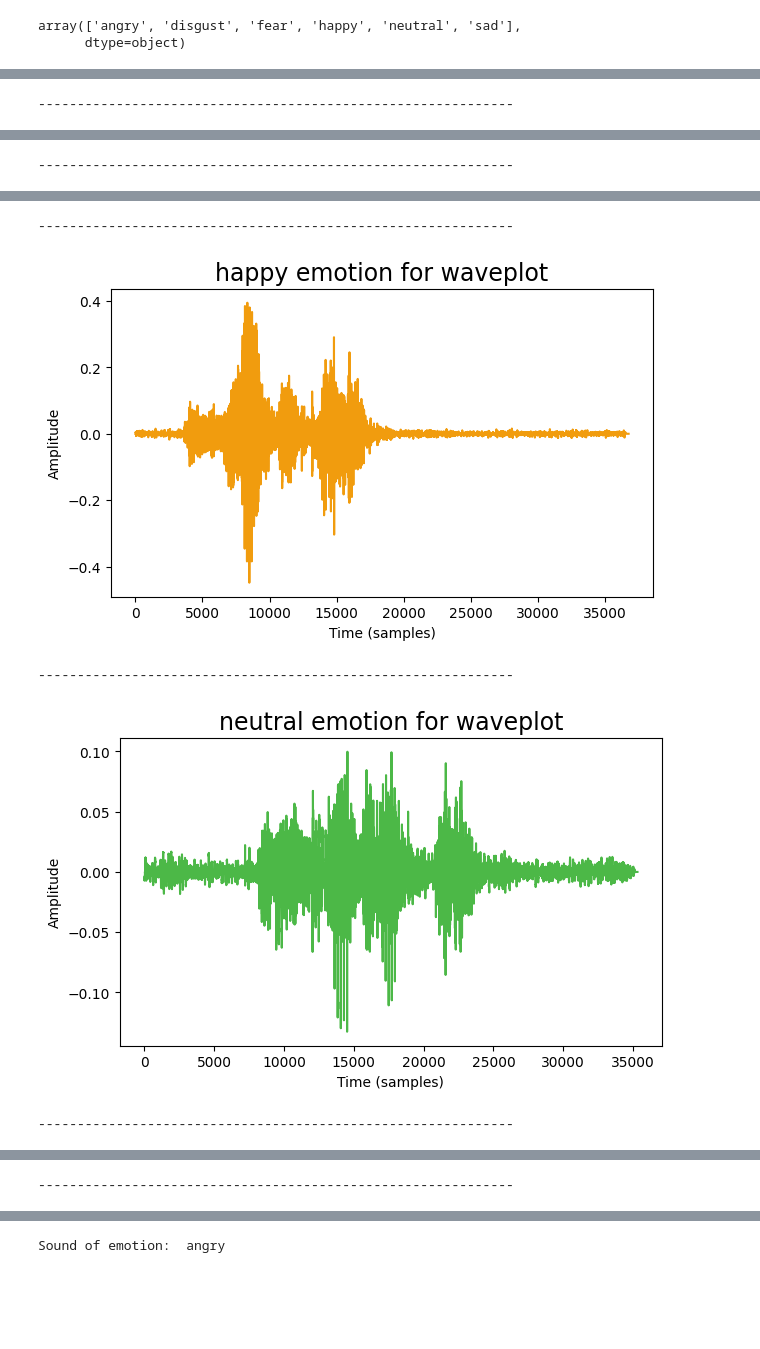
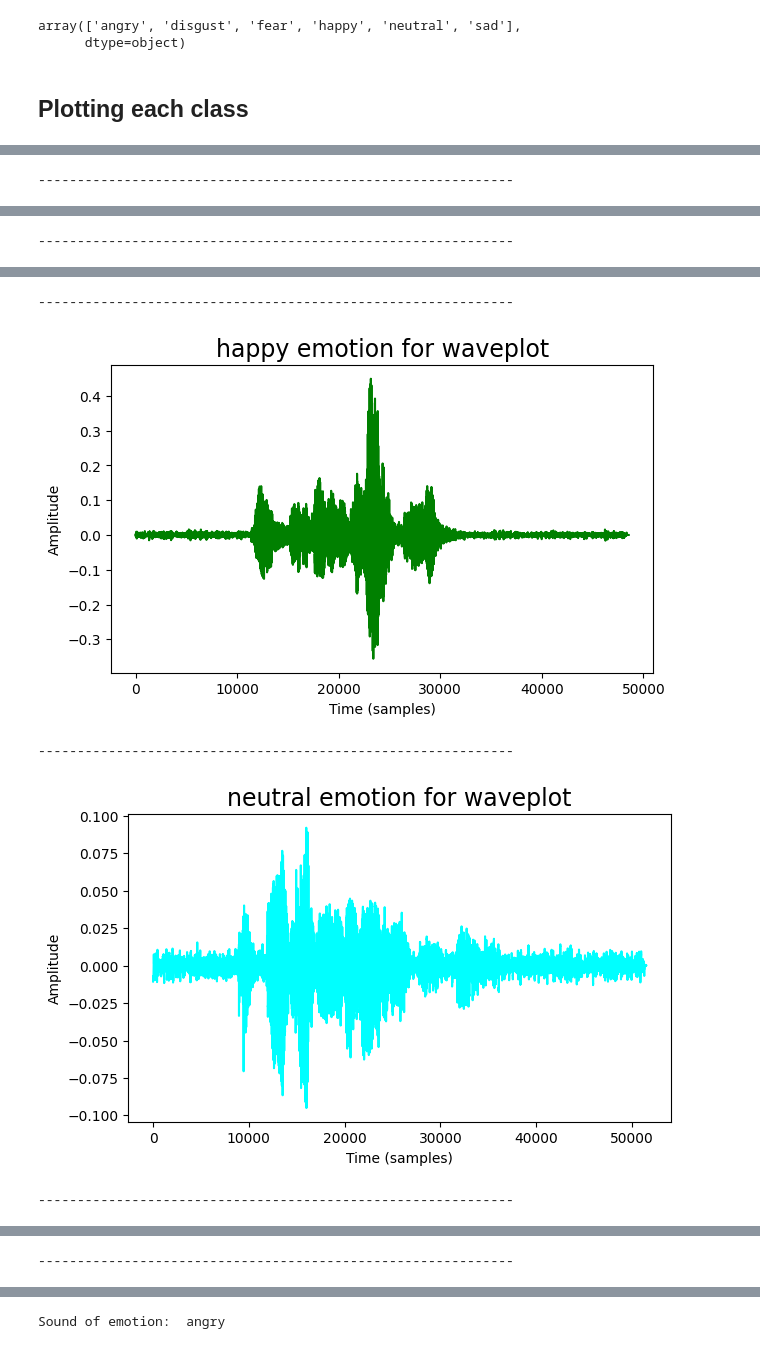
Before and after one commit to NourHamdyD/Speech-Emotion-Recognition, a Jupyter notebook: speech-emotion-recognition-with-cnn.ipynb, the cells around one changed output, grey strips where cells are left out. Drawn from its saved outputs; the diff is of its cells as text; code cells hidden in the pictures; blank space fills up the shorter version.

```diff
--- a/speech-emotion-recognition-with-cnn.ipynb
+++ b/speech-emotion-recognition-with-cnn.ipynb
@@ -64,2 +55,12 @@ import gc
 # %%
-Crema_Path='../Crema/'
+# If you are using google colab, set drive to True and set the path to the zip file
+# if no, set drive to False and set the path to the folder
+Crema_Path = '../Crema/'
+
+drive = False
+path_to_zip = "/content/drive/My Drive/path/to/Data.Zip"
+if drive:
+    from google.colab import drive
+    drive.mount('/content/drive')
+    !unzip path_to_zip -d "/content"
+    Crema_Path='/content/Crema'
@@ -116,4 +109,5 @@ Crema_df.head(15)
 # %%
+emotion_colors = {'disgust':'blue','happy':'green','sad':'black','neutral':'aqua','fear':'purple','angry':'red','surprise':'yellow'}
 emotion_names=Crema_df['Emotion'].unique()
 emotion_names
 # %% [output]
@@ -134,13 +121,15 @@ def wave_plot(data,sr,emotion,color):
     plt.xlabel("Time (samples)")
     plt.ylabel("Amplitude")
     plt.show()
+# %% [markdown]
+<a id="3"></a>
+## Plotting each class
 # %%
 paths = []
 for emotion in emotion_names:
-    path=np.array(Crema_df['File_Path'][Crema_df['Emotion']==emotion])[1]
+    path=np.array(Crema_df['File_Path'][Crema_df['Emotion']==emotion])[11]
     data,sr=librosa.load(path)
-    wave_plot(data,sr,emotion,colors[emotion])
-    # spectogram(data,sr,emotion)
+    wave_plot(data,sr,emotion,emotion_colors[emotion])
     IPython.display.Audio(path)
     print("-------------------------------------------------------------")
     paths.append(path)
@@ -153,5 +142,5 @@ for emotion in emotion_names:
 -------------------------------------------------------------
-[figure, old version]
+[figure, new version]
 -------------------------------------------------------------
-[figure, old version]
+[figure, new version]
 -------------------------------------------------------------
```
Also changed, not shown: parts of 43 cells of this notebook.
